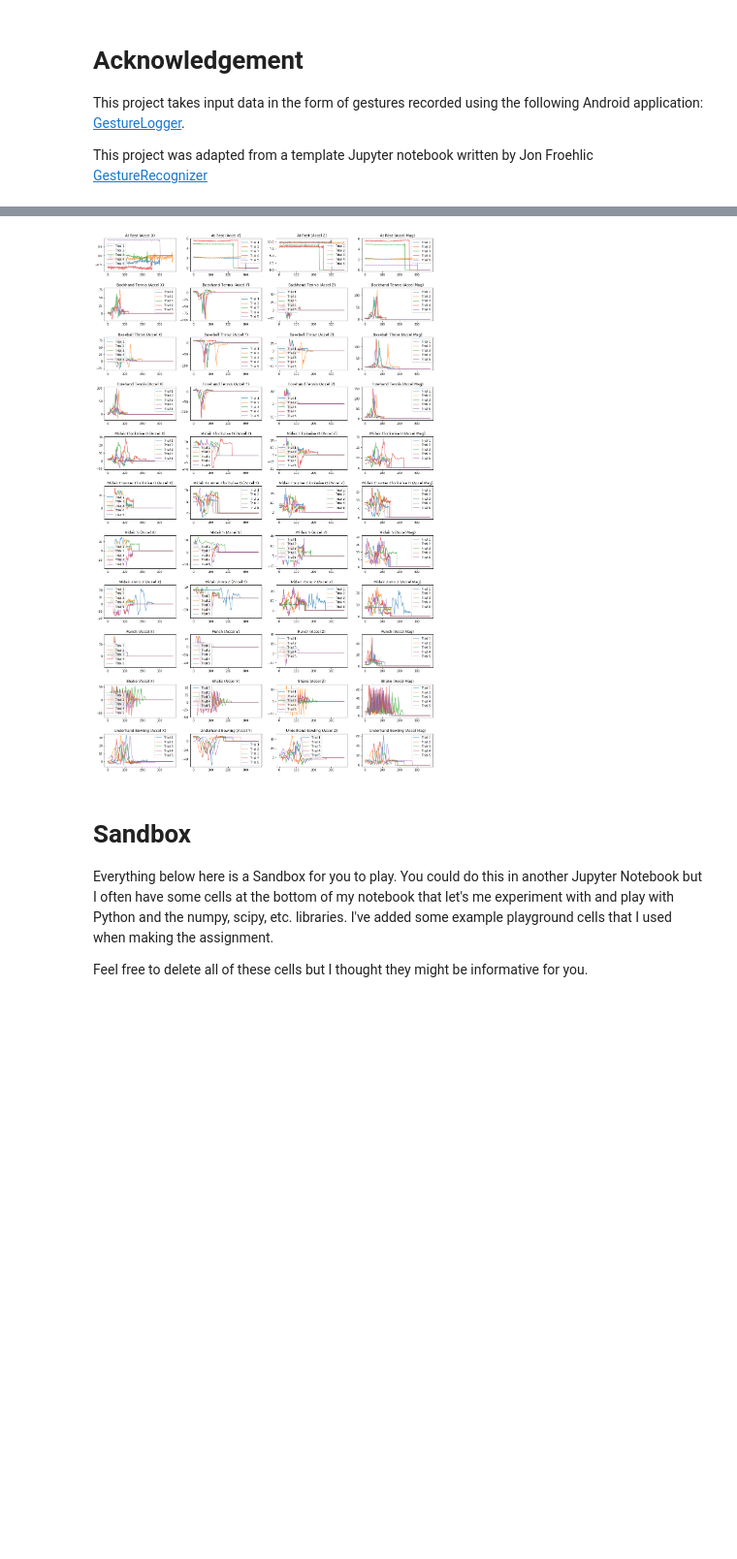
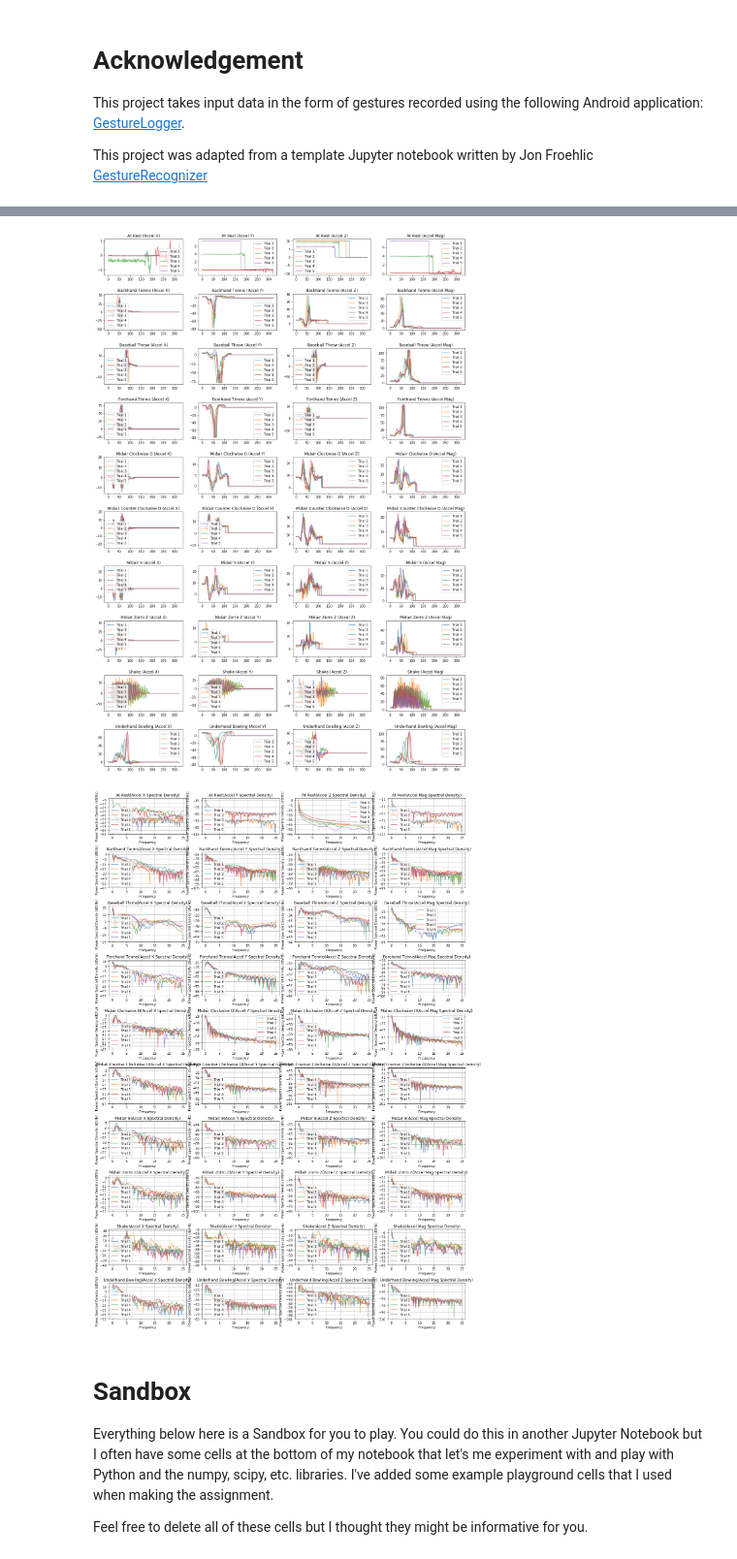
Before and after one commit to danbunnell/gesture-classifier, a Jupyter notebook: GestureClassifier.ipynb, the cells around one changed output, grey strips where cells are left out. Shown at 97% size. Drawn from its saved outputs; the diff is of its cells as text; code cells hidden in the pictures; blank space fills up the shorter version.

Commit message:
Adding spectral density plots.

```diff
--- a/GestureClassifier.ipynb
+++ b/GestureClassifier.ipynb
@@ -186,4 +186,7 @@ def get_min_num_of_trials( mapGestureToTrials ):
 logPath = './gestures/jon'
 
 mapGestureToTrials = parse_and_create_gesture_trials(logPath)
+
+# all signals are same length
+signalLength = len(list(mapGestureToTrials.values())[0][0].accel.x)
 # %% [output]
@@ -231,36 +234,58 @@ axes.legend()
 
 # We are going to make a grid of line graphs with a row for each gesture, so len(mapGestureToTrials) rows
 # and a column for each signal type, so 4 columns (one for x, y, z, and mag)
+sample_rate = 50 # Hz
 fig, axes = plt.subplots(len(mapGestureToTrials), 4, figsize=(20, 3 * len(mapGestureToTrials)))
 fig.subplots_adjust(hspace=0.5)
+
+psd_fig, psd_axes = plt.subplots(len(mapGestureToTrials), 4, figsize=(20, 3 * len(mapGestureToTrials)))
+psd_fig.subplots_adjust(hspace=0.5)
 
 index = 0
 gestureNamesSorted = sorted(mapGestureToTrials.keys())
 for gestureName in gestureNamesSorted:
     gestureTrials = mapGestureToTrials[gestureName]
 
     trialNum = 1
     for trial in gestureTrials:
         axes[index][0].plot(trial.accel.x, alpha=0.7, label="Trial {}".format(trialNum))
         axes[index][1].plot(trial.accel.y, alpha=0.7, label="Trial {}".format(trialNum))
         axes[index][2].plot(trial.accel.z, alpha=0.7, label="Trial {}".format(trialNum))
         axes[index][3].plot(trial.accel.mag, alpha=0.7, label="Trial {}".format(trialNum))
+        psd_axes[index][0].psd(trial.accel.x, NFFT=signalLength, Fs=sample_rate, alpha=0.7, label="Trial {}".format(trialNum))
+        psd_axes[index][1].psd(trial.accel.y, NFFT=signalLength, Fs=sample_rate, alpha=0.7, label="Trial {}".format(trialNum))
+        psd_axes[index][2].psd(trial.accel.z, NFFT=signalLength, Fs=sample_rate, alpha=0.7, label="Trial {}".format(trialNum))
+        psd_axes[index][3].psd(trial.accel.mag, NFFT=signalLength, Fs=sample_rate, alpha=0.7, label="Trial {}".format(trialNum))
         trialNum = trialNum + 1
 
     axes[index][0].set_title(gestureName + " (Accel X)")
     axes[index][0].legend()
 
     axes[index][1].set_title(gestureName + " (Accel Y)")
     axes[index][1].legend()
 
     axes[index][2].set_title(gestureName + " (Accel Z)")
     axes[index][2].legend()
 
     axes[index][3].set_title(gestureName + " (Accel Mag)")
     axes[index][3].legend()
+
+    psd_axes[index][0].set_title(gestureName + "(Accel X Spectral Density)")
+    psd_axes[index][0].legend()
+
+    psd_axes[index][1].set_title(gestureName + "(Accel Y Spectral Density)")
+    psd_axes[index][1].legend()
+
+    psd_axes[index][2].set_title(gestureName + "(Accel Z Spectral Density)")
+    psd_axes[index][2].legend()
+
+    psd_axes[index][3].set_title(gestureName + "(Accel Mag Spectral Density)")
+    psd_axes[index][3].legend()
+
     index = index + 1
 # %% [output]
-[figure, old version]
+[figure, new version]
+[figure, added]
 # %%
 # In class today, I'd like you to start analyzing and comparing these gesture signals.
 # Think about:
```
Also changed, not shown: parts of 4 cells of this notebook.
